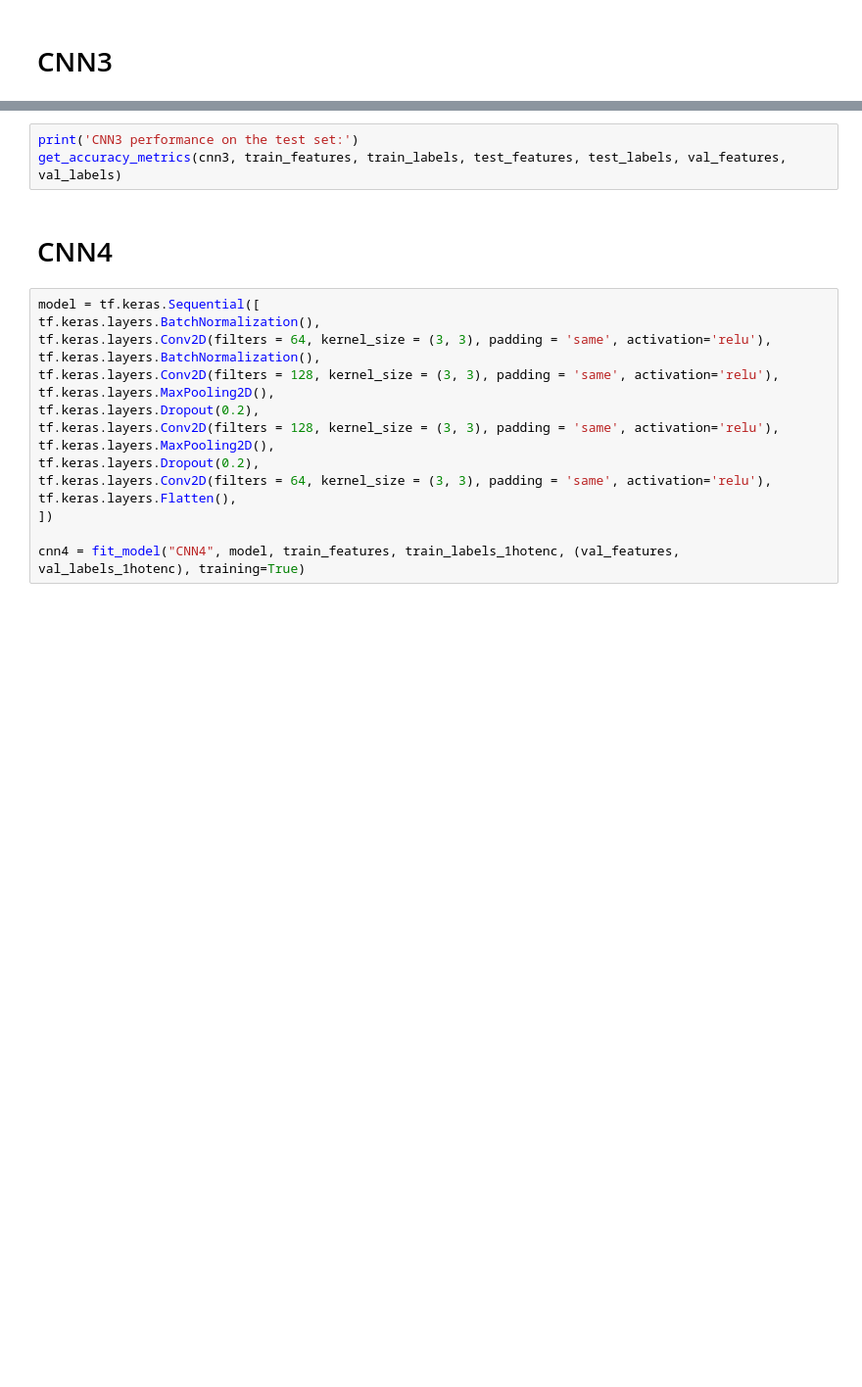
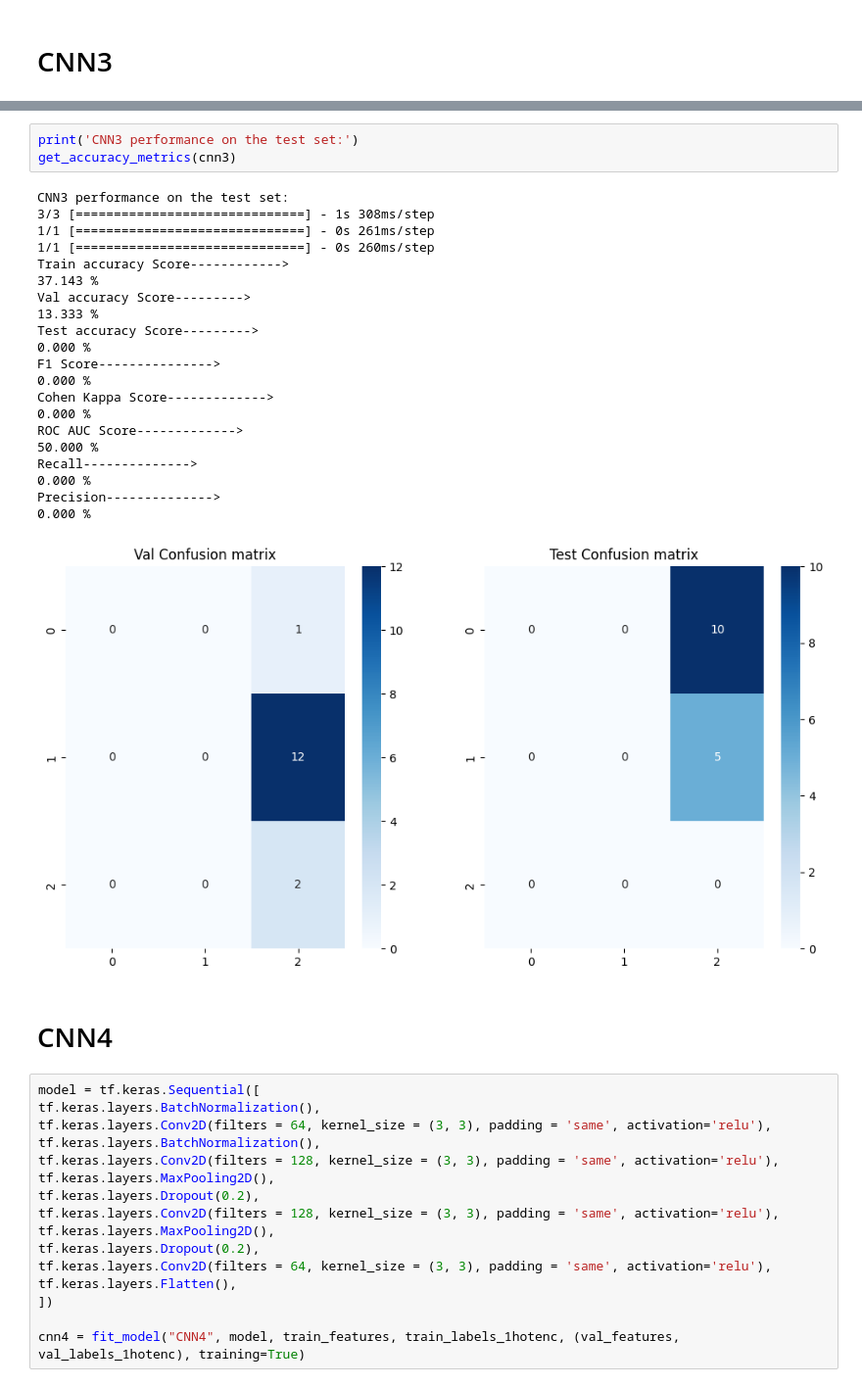
Before and after one commit to UsairimIsani/aiahb, a Jupyter notebook: Cervical Cancer/cervical-cancer-screening-project.ipynb, the cells around one changed output, grey strips where cells are left out. Shown at 98% size. Saved outputs shown, nothing was run; the diff lists cells and outputs as text; blank space fills up the shorter version.

```diff
--- a/Cervical Cancer/cervical-cancer-screening-project.ipynb
+++ b/Cervical Cancer/cervical-cancer-screening-project.ipynb
@@ -452,6 +489,28 @@ cnn3 = fit_model("CNN3", model, train_features, train_labels_1hotenc, (val_featu
 # %%
 print('CNN3 performance on the test set:')
-get_accuracy_metrics(cnn3, train_features, train_labels, test_features, test_labels, val_features, val_labels)
+get_accuracy_metrics(cnn3)
+# %% [output]
+CNN3 performance on the test set:
+3/3 [==============================] - 1s 308ms/step
+1/1 [==============================] - 0s 261ms/step
+1/1 [==============================] - 0s 260ms/step
+Train accuracy Score------------>
+37.143 %
+Val accuracy Score--------->
+13.333 %
+Test accuracy Score--------->
+0.000 %
+F1 Score--------------->
+0.000 %
+Cohen Kappa Score------------->
+0.000 %
+ROC AUC Score------------->
+50.000 %
+Recall-------------->
+0.000 %
+Precision-------------->
+0.000 %
+[figure, added]
 # %% [markdown]
 # CNN4
 # %%
```
Also changed, not shown: parts of 48 cells of this notebook.
